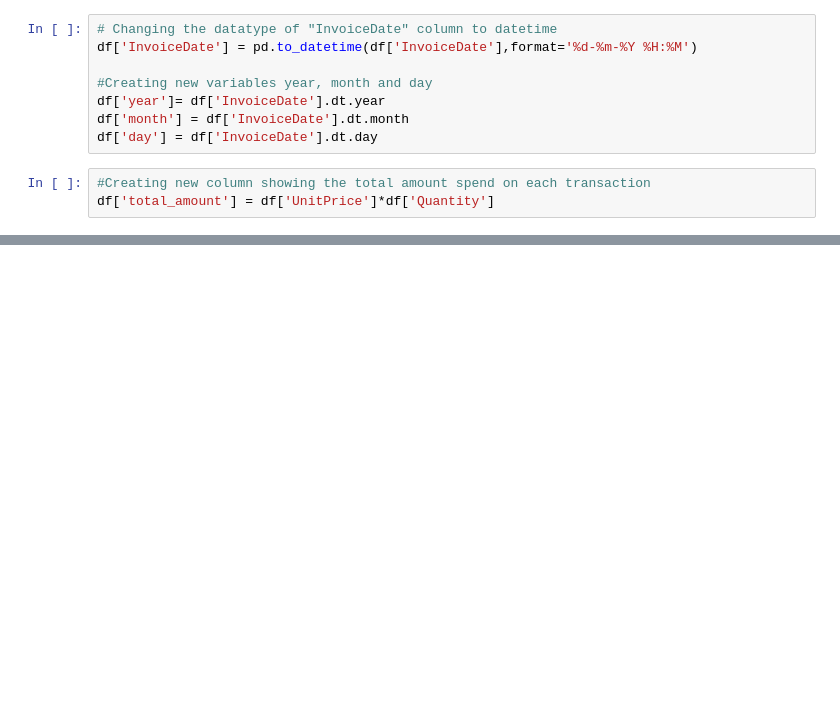
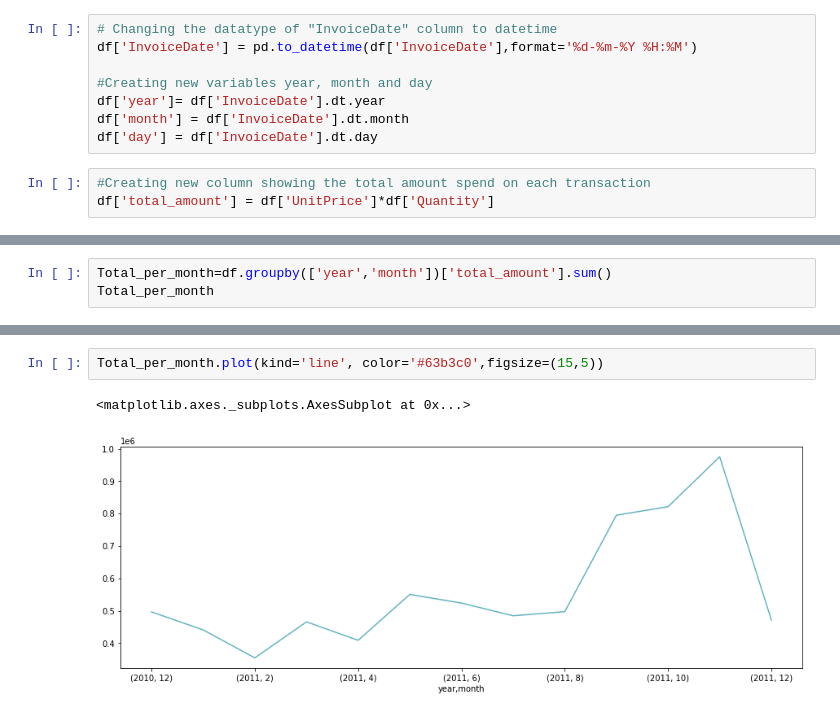
Before and after one commit to omajipawar/Online-Retail-Customer-Segmentation, a Jupyter notebook: Online_Retail_Customer_Segmentation_(Omaji_Pawar).ipynb, the cells around one changed output, grey strips where cells are left out. Saved outputs shown, nothing was run; the diff lists cells and outputs as text; blank space fills up the shorter version.

```diff
--- a/Online_Retail_Customer_Segmentation_(Omaji_Pawar).ipynb
+++ b/Online_Retail_Customer_Segmentation_(Omaji_Pawar).ipynb
@@ -190,0 +246,3 @@ df.head()
+# %%
+Total_per_month=df.groupby(['year','month'])['total_amount'].sum()
+Total_per_month
@@ -190,0 +265,5 @@ df.head()
+# %%
+Total_per_month.plot(kind='line', color='#63b3c0',figsize=(15,5))
+# %% [output]
+<matplotlib.axes._subplots.AxesSubplot at 0x...>
+[figure, added]
```
Also changed, not shown: parts of 14 cells of this notebook.
